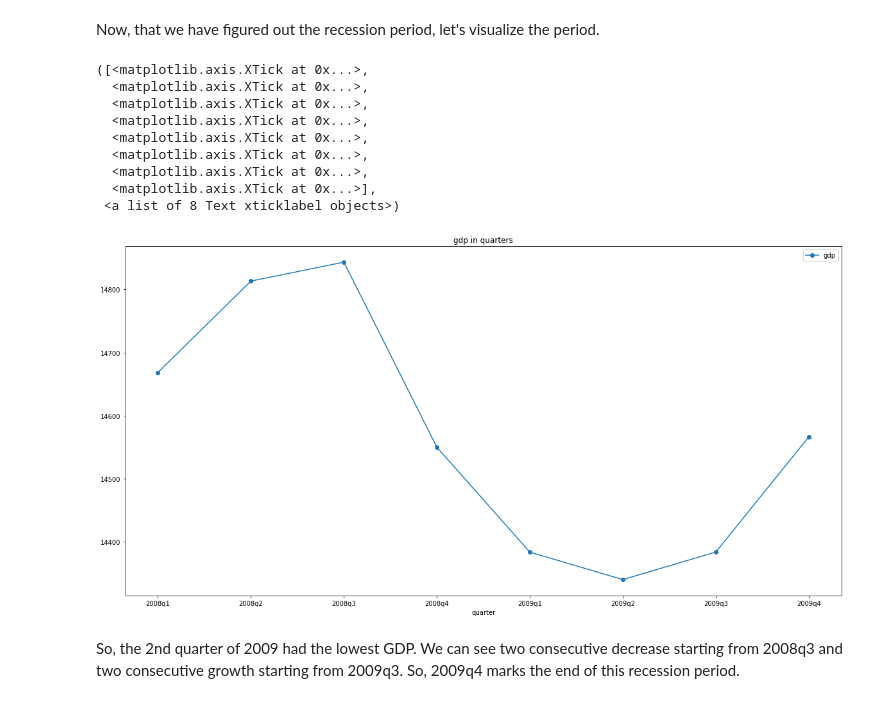
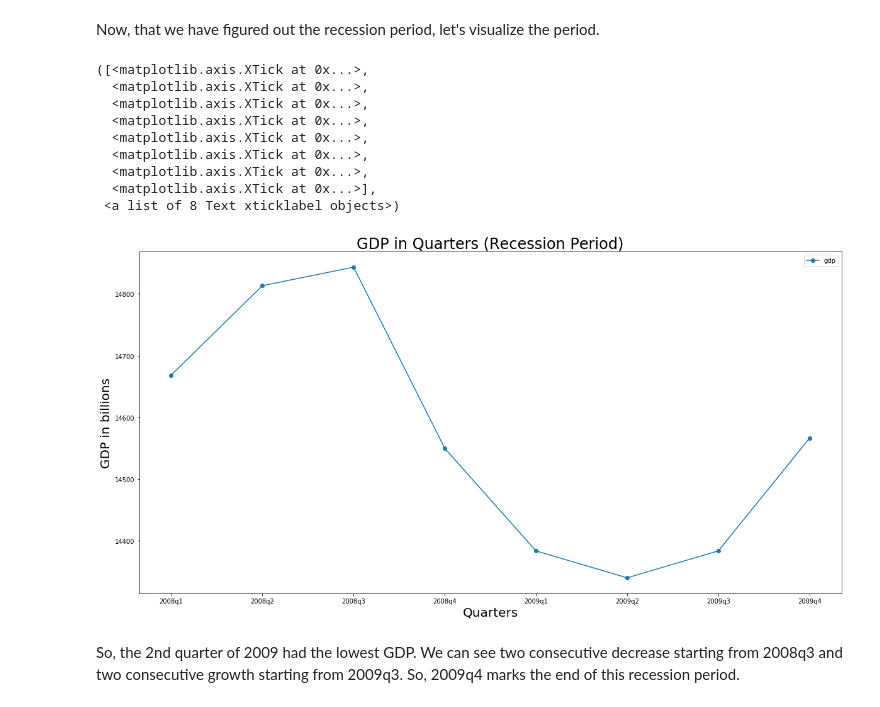
Before and after one commit to modasserbillah/hypothesis-testing, a Jupyter notebook: portfolio.ipynb, the cells around one changed output. Cells and saved outputs as stored; diff of their text form; code cells hidden in the pictures.

```diff
--- a/portfolio.ipynb
+++ b/portfolio.ipynb
@@ -150,19 +153,22 @@ recession_end_index = gdp.loc[gdp.quarter == get_recession_end(), :].index[0]
 # we take two previous quarters before recession into account to capture the start of recession in the graph
 recession = gdp.iloc[recession_start_index-2: recession_end_index+1, :]
 # %%
-recession.set_index('quarter').plot.line(title='gdp in quarters', figsize=(20, 10), style='-', marker='o')
+recession.set_index('quarter').plot.line(figsize=(20, 10), style='-', marker='o')
+plt.title('GDP in Quarters (Recession Period)', fontsize='24')
+plt.xlabel('Quarters', fontsize="20")
+plt.ylabel('GDP in billions', fontsize='20')
 plt.xticks([x for x in range(len(recession.index))], recession.quarter)
 # %% [output]
 ([<matplotlib.axis.XTick at 0x...>,
   <matplotlib.axis.XTick at 0x...>,
   <matplotlib.axis.XTick at 0x...>,
   <matplotlib.axis.XTick at 0x...>,
   <matplotlib.axis.XTick at 0x...>,
   <matplotlib.axis.XTick at 0x...>,
   <matplotlib.axis.XTick at 0x...>,
   <matplotlib.axis.XTick at 0x...>],
  <a list of 8 Text xticklabel objects>)
-[figure, old version]
+[figure, new version]
 # %% [markdown]
 So, the 2nd quarter of 2009 had the lowest GDP. We can see two consecutive decrease starting from 2008q3 and two consecutive growth starting from 2009q3. So, 2009q4 marks the end of this recession period.
 # %% [markdown]
```
Also changed, not shown: parts of 2 cells of this notebook.
